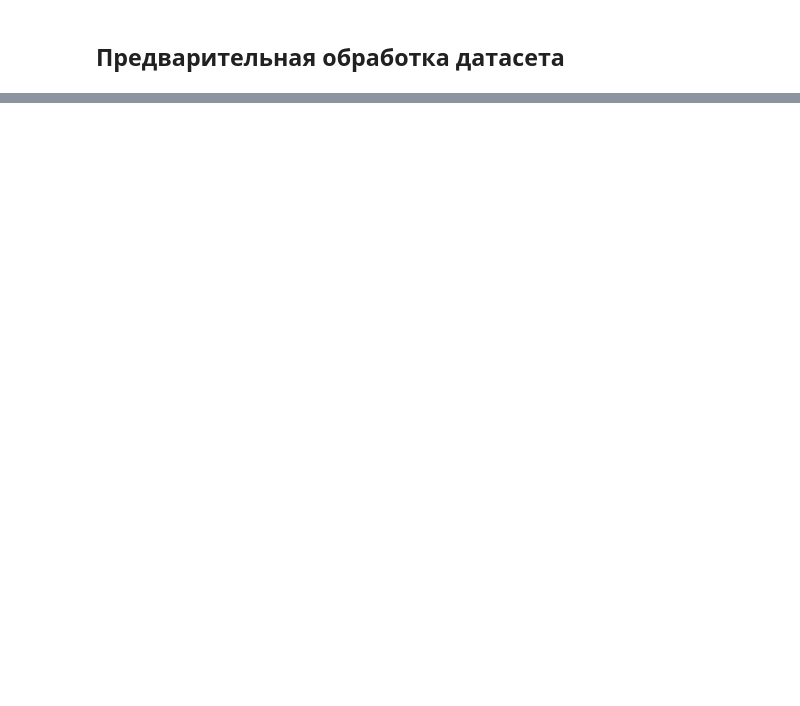
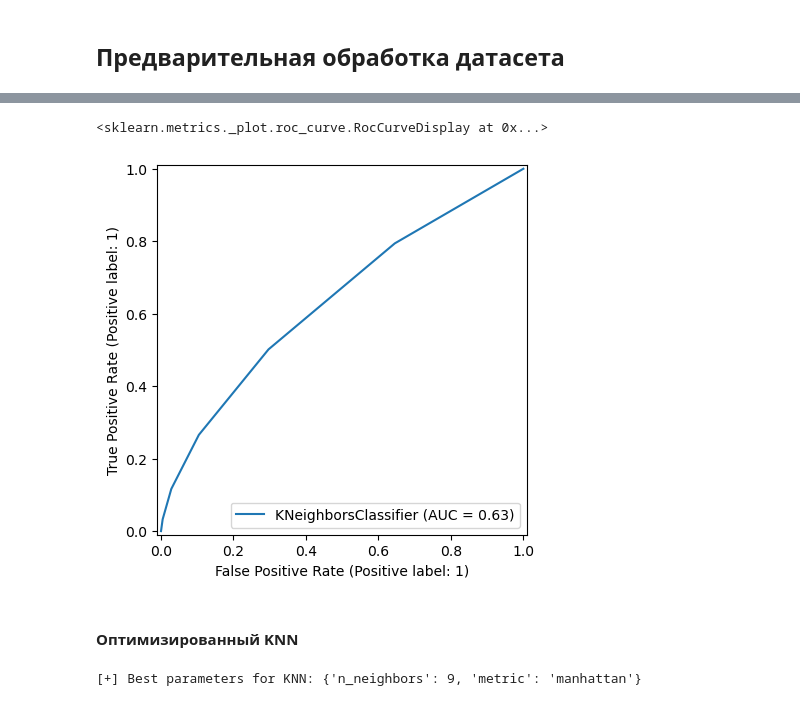
Before and after one commit to kurpenok/omstu, a Jupyter notebook: semester_4/machine_learning/task_4/main.ipynb, the cells around one changed output, grey strips where cells are left out. Saved outputs shown, nothing was run; the diff lists cells and outputs as text; code cells hidden in the pictures; blank space fills up the shorter version.

```diff
--- a/semester_4/machine_learning/task_4/main.ipynb
+++ b/semester_4/machine_learning/task_4/main.ipynb
@@ -59,0 +132,3 @@ memory usage: 27.5+ MB
+# %%
+y = df.loc[:, "delay"]
+X = df.drop("delay", axis=1)
@@ -59,0 +137,2 @@ memory usage: 27.5+ MB
+# %%
+X_train, X_test, y_train, y_test = train_test_split(X, y)
@@ -59,0 +141,5 @@ memory usage: 27.5+ MB
+# %%
+scaler = StandardScaler()
+scaler.fit(X_train)
+X_train = scaler.transform(X_train)
+X_test = scaler.transform(X_test)
@@ -59,0 +168,5 @@ memory usage: 27.5+ MB
+# %%
+knn = KNeighborsClassifier()
+knn.fit(X_train, y_train)
+
+y_pred = knn.predict(X_test)
@@ -59,0 +186,7 @@ memory usage: 27.5+ MB
+# %%
+RocCurveDisplay.from_estimator(knn, X_test, y_test)
+# %% [output]
+<sklearn.metrics._plot.roc_curve.RocCurveDisplay at 0x...>
+[figure, added]
+# %% [markdown]
+#### Оптимизированный KNN
@@ -59,0 +203,8 @@ memory usage: 27.5+ MB
+# %%
+random_search = RandomizedSearchCV(KNeighborsClassifier(), params, cv=5)
+random_search.fit(X_train, y_train)
+best_params = random_search.best_params_
+
+print("[+] Best parameters for KNN:", best_params)
+# %% [output]
+[+] Best parameters for KNN: {'n_neighbors': 9, 'metric': 'manhattan'}
```
Also changed, not shown: parts of 63 cells of this notebook.
